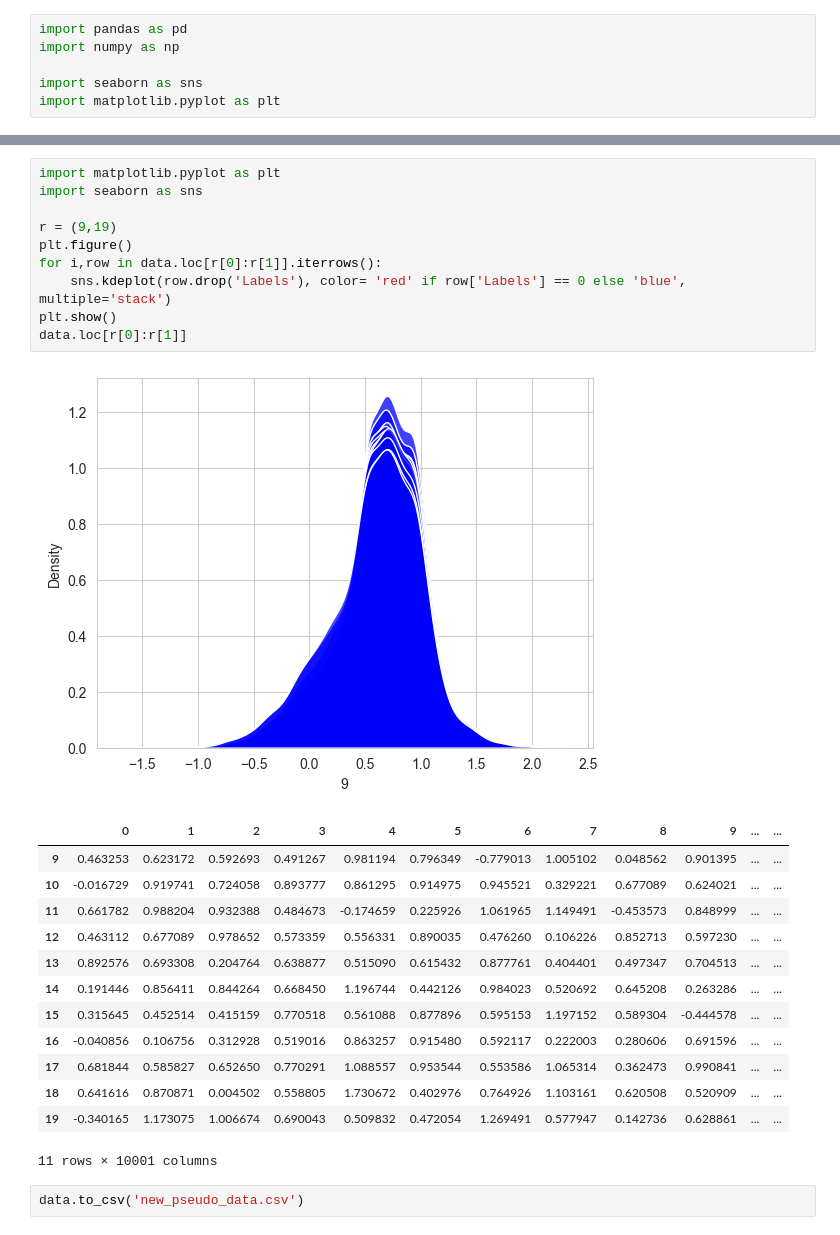
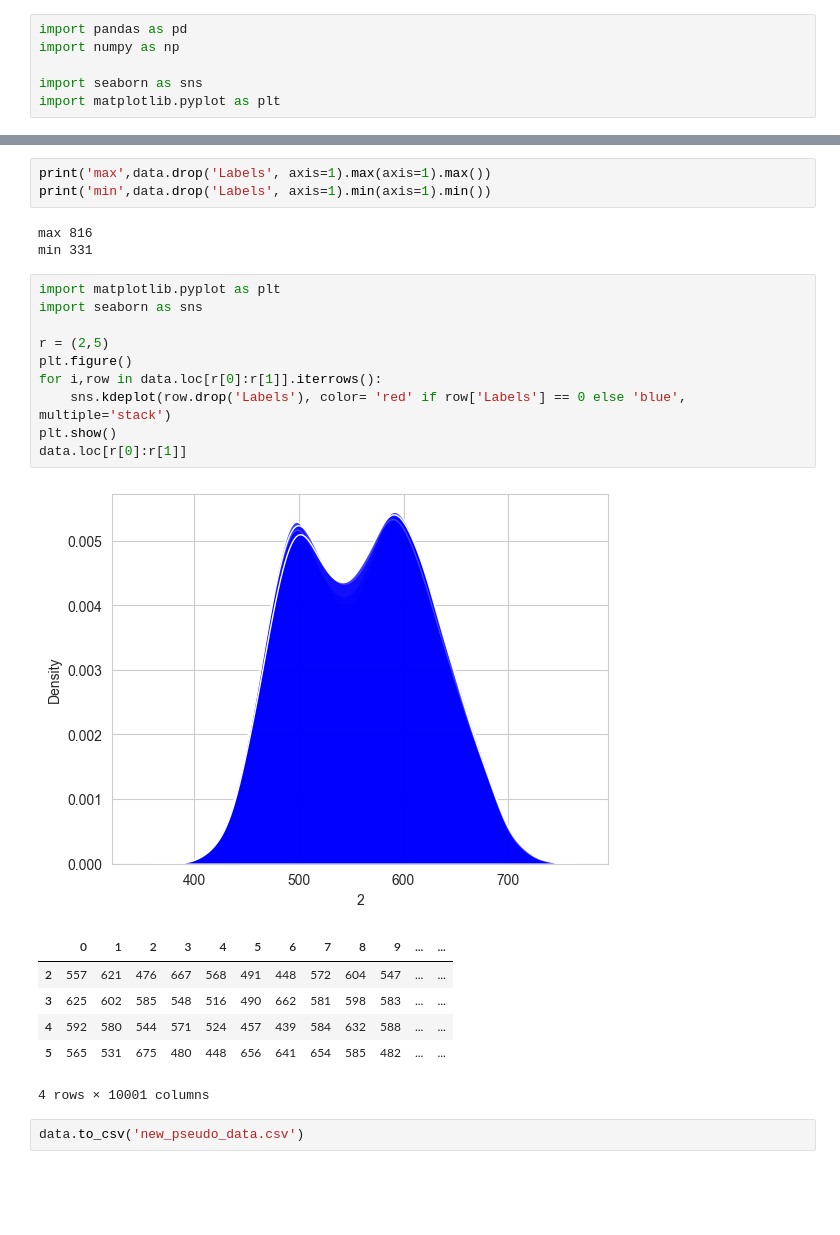
Before and after one commit to hungpham13/Distributed-data-discretization, a Jupyter notebook: Equal-Binning.ipynb, the cells around one changed output, grey strips where cells are left out. Saved outputs shown, nothing was run; the diff lists cells and outputs as text; blank space fills up the shorter version.

Commit message:
update new data

```diff
--- a/Equal-Binning.ipynb
+++ b/Equal-Binning.ipynb
@@ -62,30 +49,29 @@ data = generate_data()
 
 [6 rows x 10001 columns]
+# %%
+print('max',data.drop('Labels', axis=1).max(axis=1).max())
+print('min',data.drop('Labels', axis=1).min(axis=1).min())
+# %% [output]
+max 816
+min 331
 # %%
 import matplotlib.pyplot as plt
 import seaborn as sns
 
-r = (9,19)
+r = (2,5)
 plt.figure()
 for i,row in data.loc[r[0]:r[1]].iterrows():
     sns.kdeplot(row.drop('Labels'), color= 'red' if row['Labels'] == 0 else 'blue', multiple='stack')
 plt.show()
 data.loc[r[0]:r[1]]
 # %% [output]
-[figure, old version]
+[figure, new version]
 |  | 0 | 1 | 2 | 3 | 4 | 5 | 6 | 7 | 8 | 9 | ... | ... |
-| 9 | 0.463253 | 0.623172 | 0.592693 | 0.491267 | 0.981194 | 0.796349 | -0.779013 | 1.005102 | 0.048562 | 0.901395 | ... | ... |
-| 10 | -0.016729 | 0.919741 | 0.724058 | 0.893777 | 0.861295 | 0.914975 | 0.945521 | 0.329221 | 0.677089 | 0.624021 | ... | ... |
-| 11 | 0.661782 | 0.988204 | 0.932388 | 0.484673 | -0.174659 | 0.225926 | 1.061965 | 1.149491 | -0.453573 | 0.848999 | ... | ... |
-| 12 | 0.463112 | 0.677089 | 0.978652 | 0.573359 | 0.556331 | 0.890035 | 0.476260 | 0.106226 | 0.852713 | 0.597230 | ... | ... |
-| 13 | 0.892576 | 0.693308 | 0.204764 | 0.638877 | 0.515090 | 0.615432 | 0.877761 | 0.404401 | 0.497347 | 0.704513 | ... | ... |
-| 14 | 0.191446 | 0.856411 | 0.844264 | 0.668450 | 1.196744 | 0.442126 | 0.984023 | 0.520692 | 0.645208 | 0.263286 | ... | ... |
-| 15 | 0.315645 | 0.452514 | 0.415159 | 0.770518 | 0.561088 | 0.877896 | 0.595153 | 1.197152 | 0.589304 | -0.444578 | ... | ... |
-| 16 | -0.040856 | 0.106756 | 0.312928 | 0.519016 | 0.863257 | 0.915480 | 0.592117 | 0.222003 | 0.280606 | 0.691596 | ... | ... |
-| 17 | 0.681844 | 0.585827 | 0.652650 | 0.770291 | 1.088557 | 0.953544 | 0.553586 | 1.065314 | 0.362473 | 0.990841 | ... | ... |
-| 18 | 0.641616 | 0.870871 | 0.004502 | 0.558805 | 1.730672 | 0.402976 | 0.764926 | 1.103161 | 0.620508 | 0.520909 | ... | ... |
-| 19 | -0.340165 | 1.173075 | 1.006674 | 0.690043 | 0.509832 | 0.472054 | 1.269491 | 0.577947 | 0.142736 | 0.628861 | ... | ... |
+| 2 | 557 | 621 | 476 | 667 | 568 | 491 | 448 | 572 | 604 | 547 | ... | ... |
+| 3 | 625 | 602 | 585 | 548 | 516 | 490 | 662 | 581 | 598 | 583 | ... | ... |
+| 4 | 592 | 580 | 544 | 571 | 524 | 457 | 439 | 584 | 632 | 588 | ... | ... |
+| 5 | 565 | 531 | 675 | 480 | 448 | 656 | 641 | 654 | 585 | 482 | ... | ... |
-11 rows × 10001 columns
+4 rows × 10001 columns
 # %%
 data.to_csv('new_pseudo_data.csv')
 # %%
```
Also changed, not shown: parts of 5 cells of this notebook, 2 other files.
